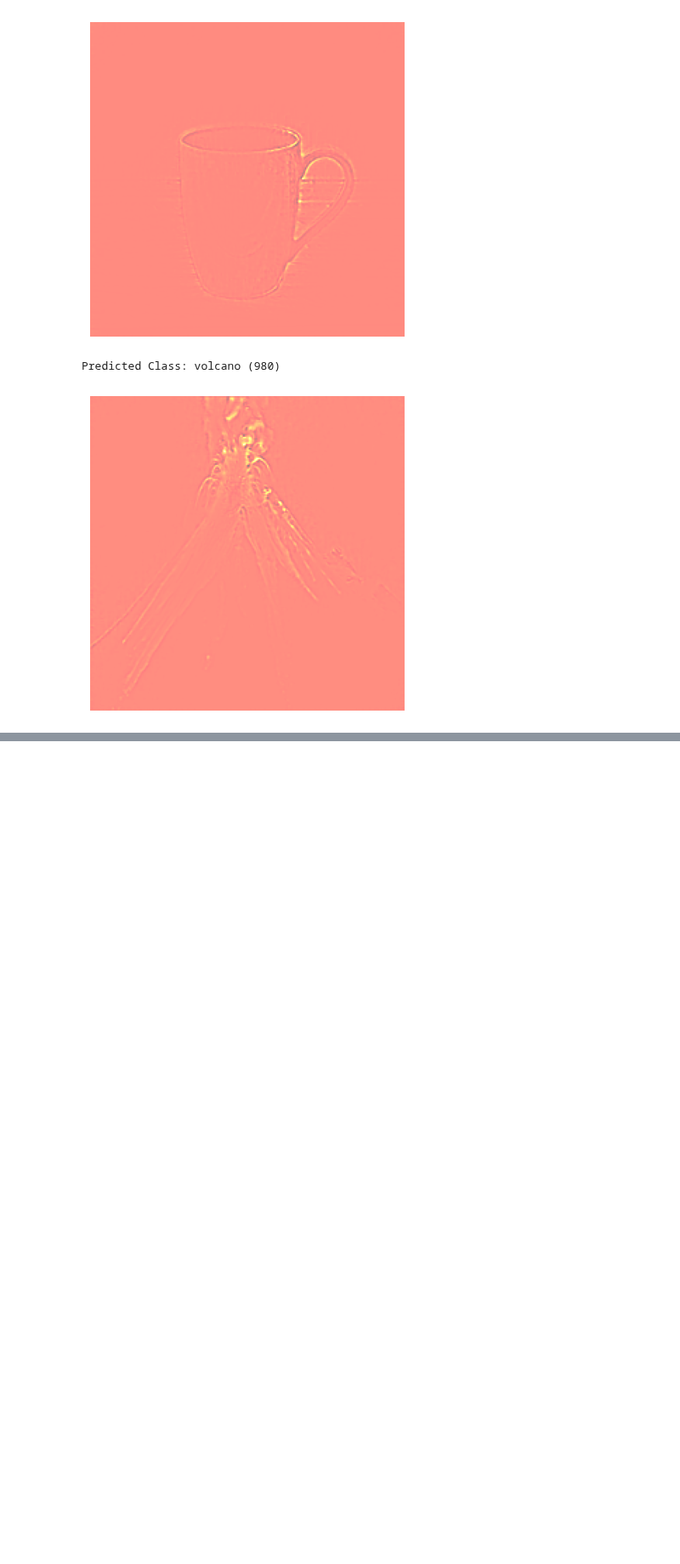
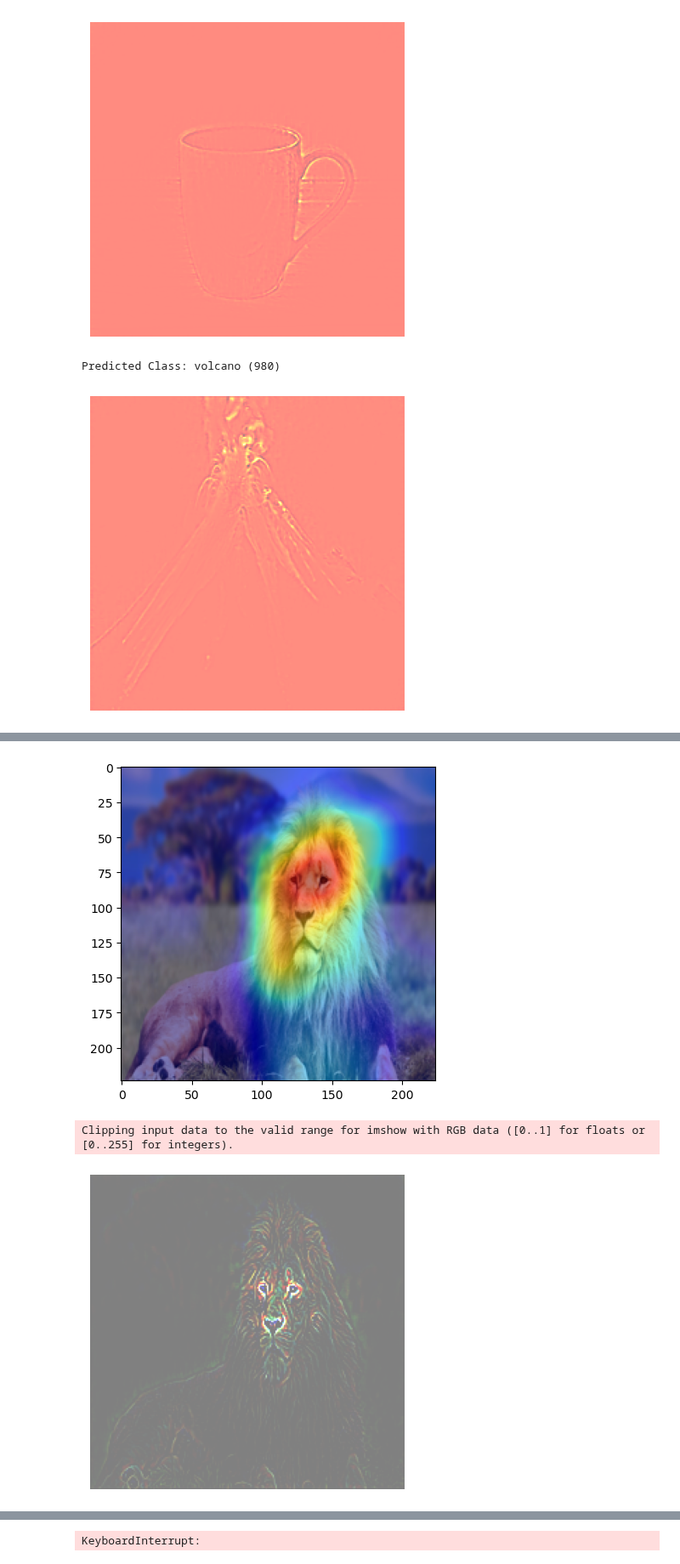
Before and after one commit to moshafieeha/Deep-Learning-Mini-Projects, a Jupyter notebook: Interpretability in an Image Data/Interpretability in an Image Data.ipynb, the cells around one changed output, grey strips where cells are left out. Shown at 85% size. Drawn from its saved outputs; the diff is of its cells as text; code cells hidden in the pictures; blank space fills up the shorter version.

```diff
--- a/Interpretability in an Image Data/Interpretability in an Image Data.ipynb
+++ b/Interpretability in an Image Data/Interpretability in an Image Data.ipynb
@@ -598,0 +399,26 @@ TypeError: VGG16GradCAM.forward() takes 2 positional arguments but 3 were given
+# %%
+# Process each image
+for image_path in image_paths:
+    image = preprocess_image(image_path)
+
+    # Predict the class
+    pred_class = predict_image(model, image)
+
+    # Generate Grad-CAM heatmap
+    heatmap = grad_cam(cam_model, image, pred_class)
+
+    # Generate Guided Backprop Smooth Grad
+    smooth_grad = gb_smooth_model.generate_smooth_grad(image, pred_class)
+    # Convert tensor to numpy array and remove unnecessary dimensions
+    smooth_grad_np = smooth_grad.squeeze().cpu().numpy()
+    smooth_grad_np = np.transpose(smooth_grad_np, (1, 2, 0))  # Move channels last
+
+    # Combine both techniques to get Guided Grad-CAM
+    cam_gb = combine_grad_cam_and_guided_backprop(heatmap, smooth_grad_np)
+
+
+    display_combined_result(image_path, cam_gb)
+# %% [output]
+[figure, added]
+Clipping input data to the valid range for imshow with RGB data ([0..1] for floats or [0..255] for integers).
+[figure, added]
@@ -598,0 +426 @@ TypeError: VGG16GradCAM.forward() takes 2 positional arguments but 3 were given
+KeyboardInterrupt:
```
Also changed, not shown: parts of 9 cells of this notebook.
